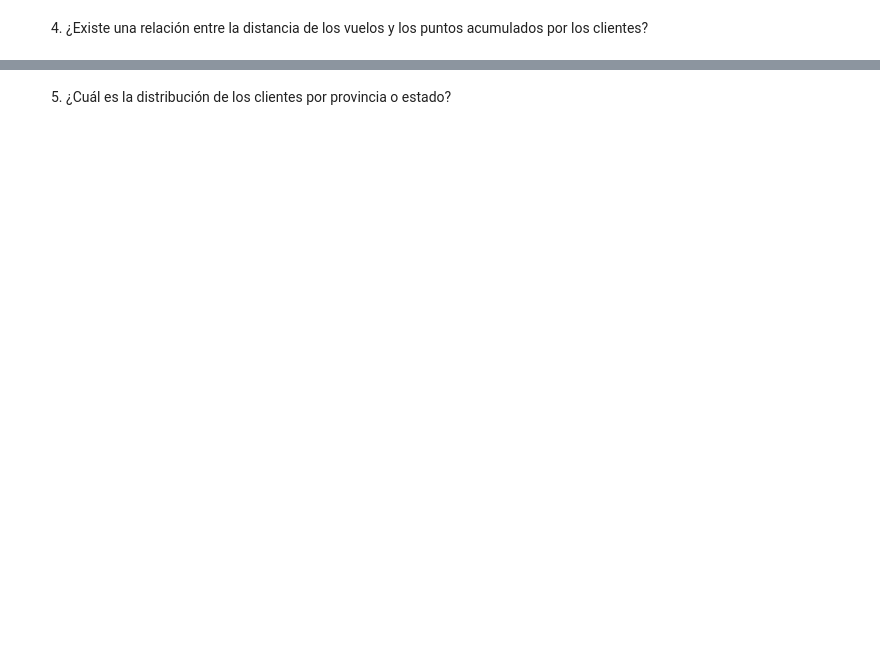
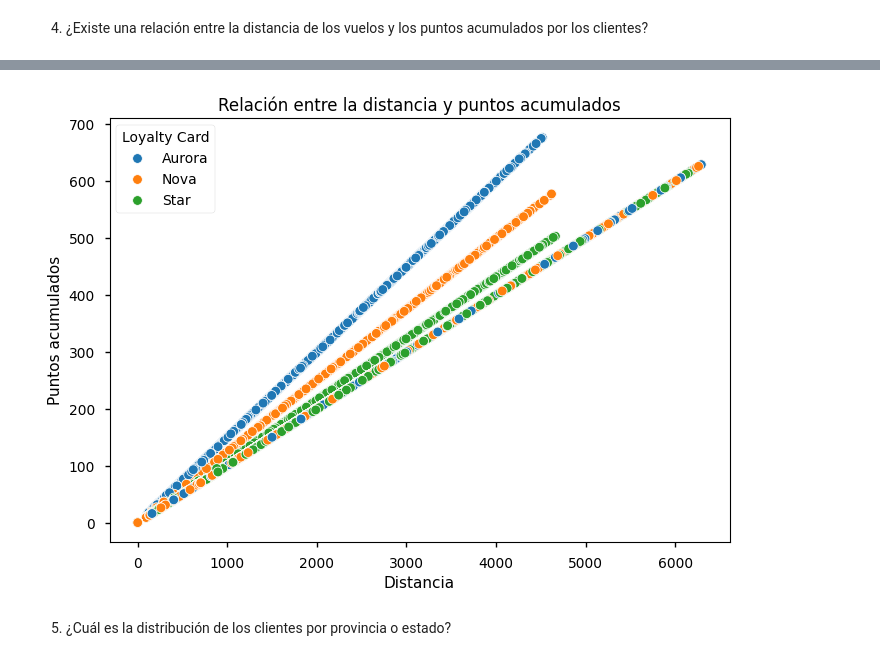
Before and after one commit to spinelf/Promo-H-DA-modulo3-evaluacion-final-SilviaPinel, a Jupyter notebook: Ejercicio_final_modulo3_SilviaPinel.ipynb, the cells around one changed output, grey strips where cells are left out. Saved outputs shown, nothing was run; the diff lists cells and outputs as text; code cells hidden in the pictures; blank space fills up the shorter version.

```diff
--- a/Ejercicio_final_modulo3_SilviaPinel.ipynb
+++ b/Ejercicio_final_modulo3_SilviaPinel.ipynb
@@ -20,0 +278,4 @@
+# %%
+#La columna Country no aporta información ya que todos los clientes son de Canada. La eliminamos.
+
+data_customer_fidelidad.drop(columns = 'Country', inplace = True)
@@ -30,2 +656,19 @@ siguientes gráficas usando la mejor gráfica que consideres:
+# %%
+
+sns.scatterplot(x = "Distance",
+            y = "Points Accumulated",
+            hue = "Loyalty Card",
+            data = df_customers_total,
+            alpha=1  # Ajusta la transparencia de los puntos
+            )
+
+# cambiamos los nombres de los ejes como hemos estado haciendo hasta ahora
+plt.xlabel("Distancia")
+plt.ylabel("Puntos acumulados")
+
+# ponemos título a la gráfica
+plt.title("Relación entre la distancia y puntos acumulados");
+# %% [output]
+[figure, added]
 # %% [markdown]
 5. ¿Cuál es la distribución de los clientes por provincia o estado?
```
Also changed, not shown: parts of 72 cells of this notebook, 19 other files.
